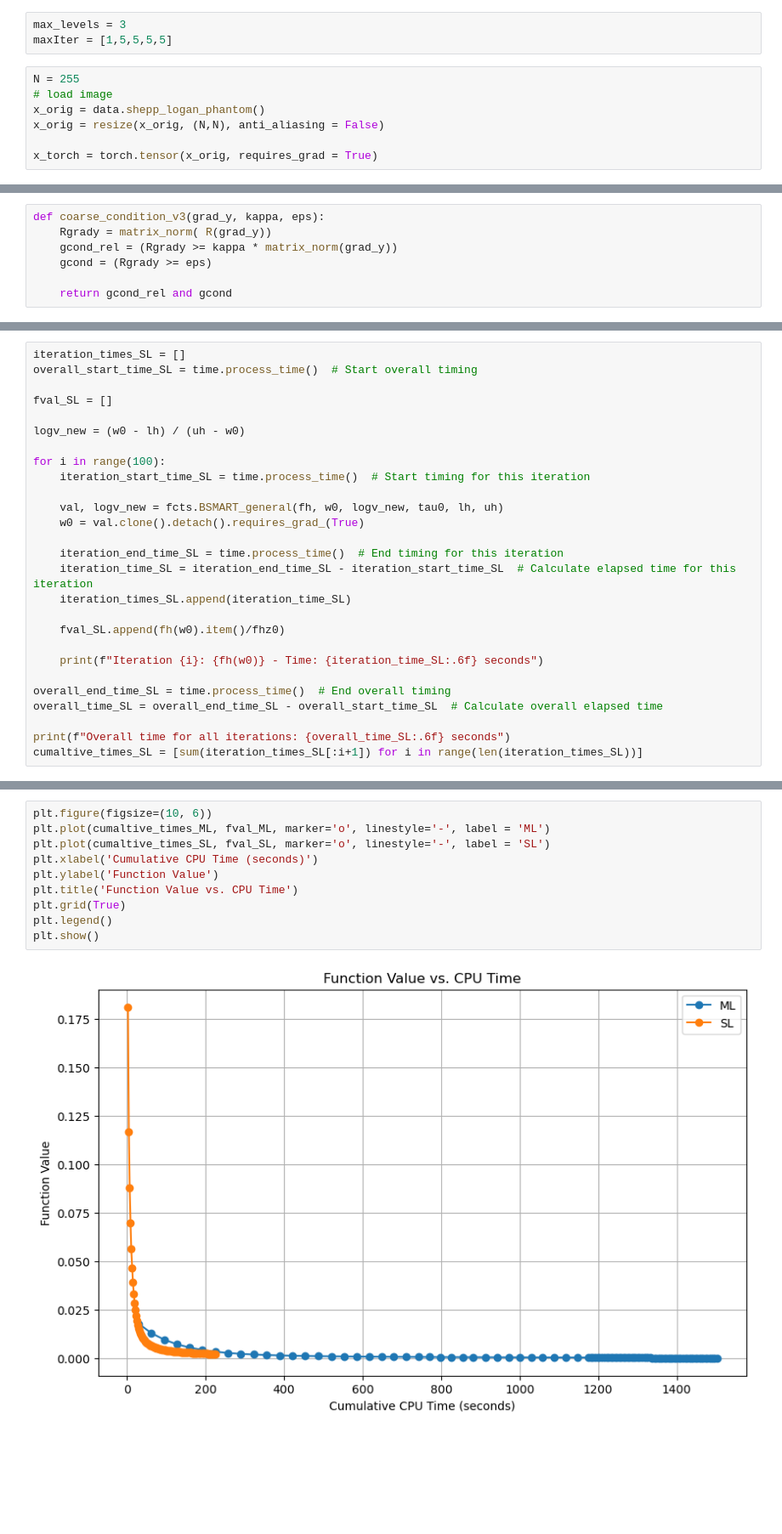
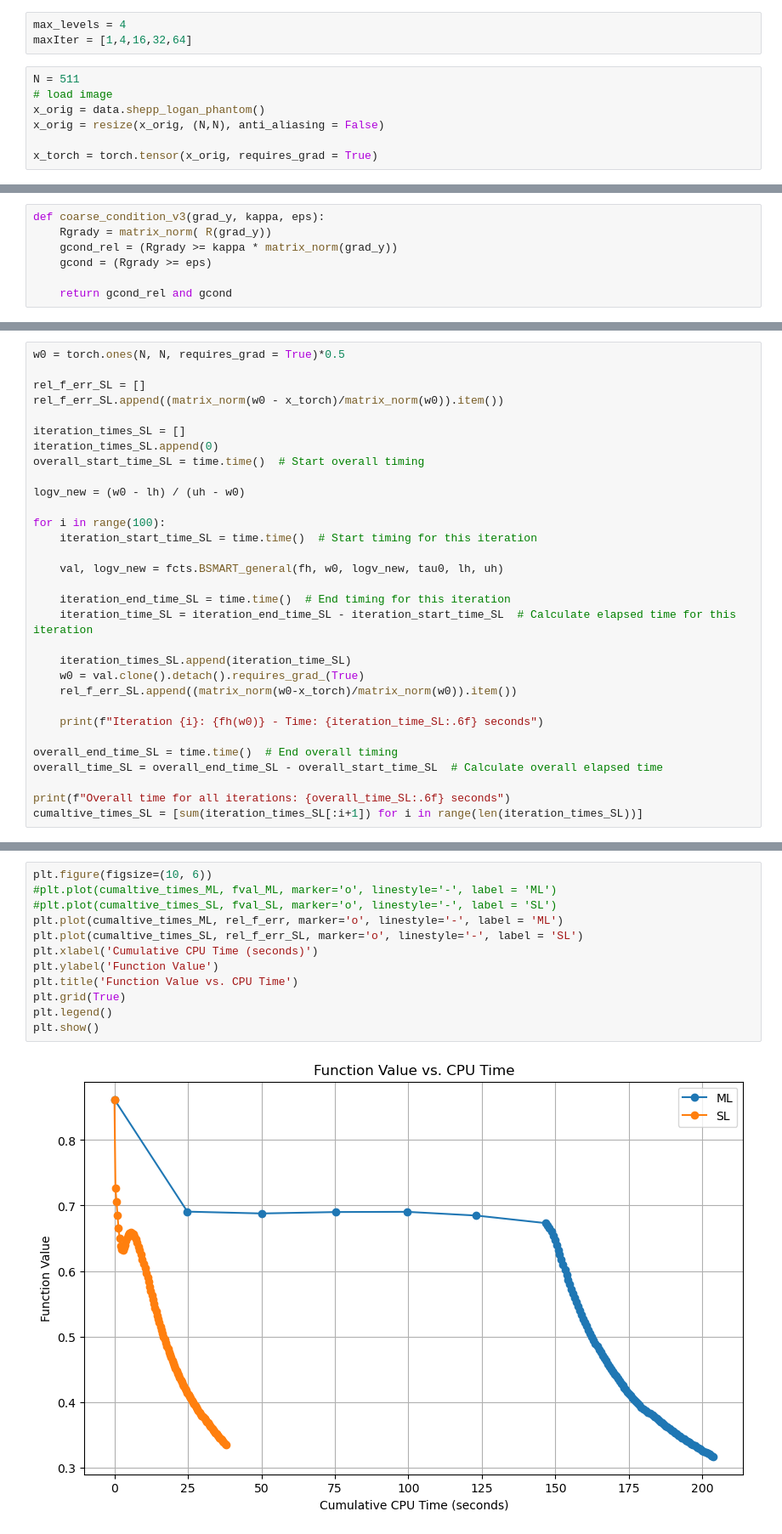
Before and after one commit to yaraelshiaty/MLBPGD, a Jupyter notebook: test_many_levels.ipynb, the cells around one changed output, grey strips where cells are left out. Shown at 85% size. Drawn from its saved outputs; the diff is of its cells as text; blank space fills up the shorter version.

Commit message:
changes in test_many_levels

```diff
--- a/test_many_levels.ipynb
+++ b/test_many_levels.ipynb
@@ -18,10 +18,10 @@ from torch.linalg import matrix_norm
 
 import matplotlib.pyplot as plt
 # %%
-max_levels = 3
-maxIter = [1,5,5,5,5]
+max_levels = 4
+maxIter = [1,4,16,32,64]
 # %%
-N = 255
+N = 511
 # load image
 x_orig = data.shepp_logan_phantom()
 x_orig = resize(x_orig, (N,N), anti_aliasing = False)
@@ -195,26 +208,30 @@ Overall time for all iterations: 1603.549913 seconds
 # %%
+w0 = torch.ones(N, N, requires_grad = True)*0.5
+
+rel_f_err_SL = []
+rel_f_err_SL.append((matrix_norm(w0 - x_torch)/matrix_norm(w0)).item())
+
 iteration_times_SL = []
-overall_start_time_SL = time.process_time()  # Start overall timing
-
-fval_SL = []
+iteration_times_SL.append(0)
+overall_start_time_SL = time.time()  # Start overall timing
 
 logv_new = (w0 - lh) / (uh - w0)
 
 for i in range(100):
-    iteration_start_time_SL = time.process_time()  # Start timing for this iteration
+    iteration_start_time_SL = time.time()  # Start timing for this iteration
 
     val, logv_new = fcts.BSMART_general(fh, w0, logv_new, tau0, lh, uh)
+
+    iteration_end_time_SL = time.time()  # End timing for this iteration
+    iteration_time_SL = iteration_end_time_SL - iteration_start_time_SL  # Calculate elapsed time for this iteration
+
+    iteration_times_SL.append(iteration_time_SL)
     w0 = val.clone().detach().requires_grad_(True)
-
-    iteration_end_time_SL = time.process_time()  # End timing for this iteration
-    iteration_time_SL = iteration_end_time_SL - iteration_start_time_SL  # Calculate elapsed time for this iteration
-    iteration_times_SL.append(iteration_time_SL)
-
-    fval_SL.append(fh(w0).item()/fhz0)
+    rel_f_err_SL.append((matrix_norm(w0-x_torch)/matrix_norm(w0)).item())
 
     print(f"Iteration {i}: {fh(w0)} - Time: {iteration_time_SL:.6f} seconds")
 
-overall_end_time_SL = time.process_time()  # End overall timing
+overall_end_time_SL = time.time()  # End overall timing
 overall_time_SL = overall_end_time_SL - overall_start_time_SL  # Calculate overall elapsed time
 
 print(f"Overall time for all iterations: {overall_time_SL:.6f} seconds")
@@ -240,15 +257,17 @@ Overall time for all iterations: 334.709813 seconds
 # %%
 plt.figure(figsize=(10, 6))
-plt.plot(cumaltive_times_ML, fval_ML, marker='o', linestyle='-', label = 'ML')
-plt.plot(cumaltive_times_SL, fval_SL, marker='o', linestyle='-', label = 'SL')
+#plt.plot(cumaltive_times_ML, fval_ML, marker='o', linestyle='-', label = 'ML')
+#plt.plot(cumaltive_times_SL, fval_SL, marker='o', linestyle='-', label = 'SL')
+plt.plot(cumaltive_times_ML, rel_f_err, marker='o', linestyle='-', label = 'ML')
+plt.plot(cumaltive_times_SL, rel_f_err_SL, marker='o', linestyle='-', label = 'SL')
 plt.xlabel('Cumulative CPU Time (seconds)')
 plt.ylabel('Function Value')
 plt.title('Function Value vs. CPU Time')
 plt.grid(True)
 plt.legend()
 plt.show()
 # %% [output]
-[figure, old version]
+[figure, new version]
 # %%
 plt.imshow(z0.detach().numpy(), cmap = 'gray')
 # %% [output]
```
Also changed, not shown: parts of 10 cells of this notebook, 1 other file.
